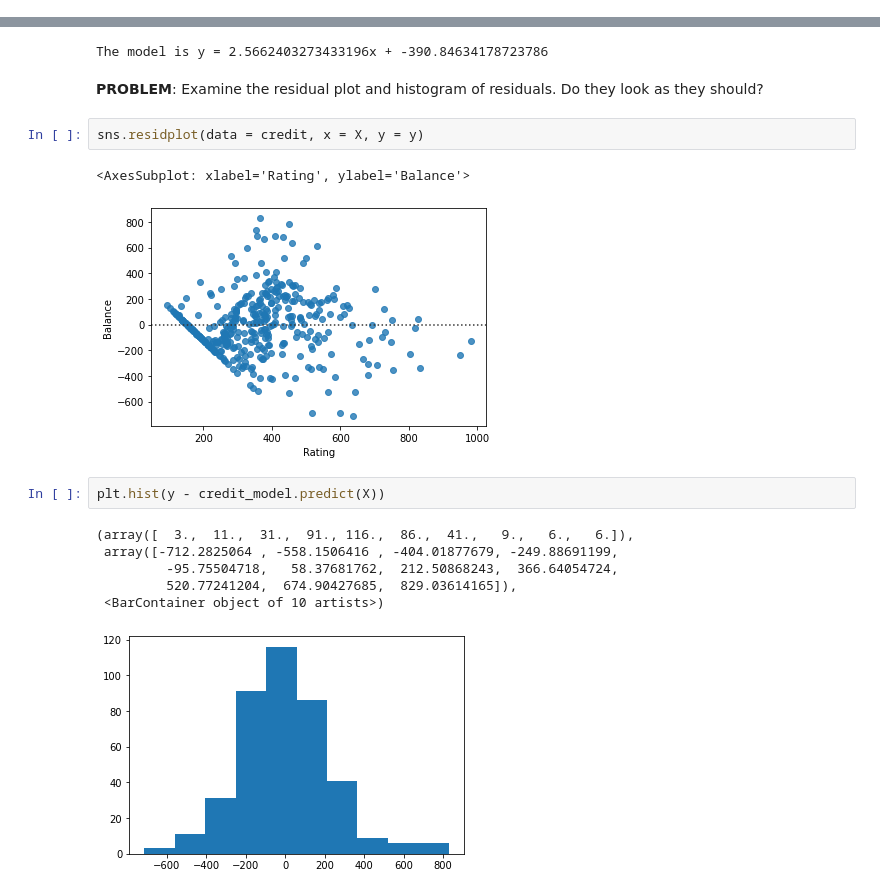
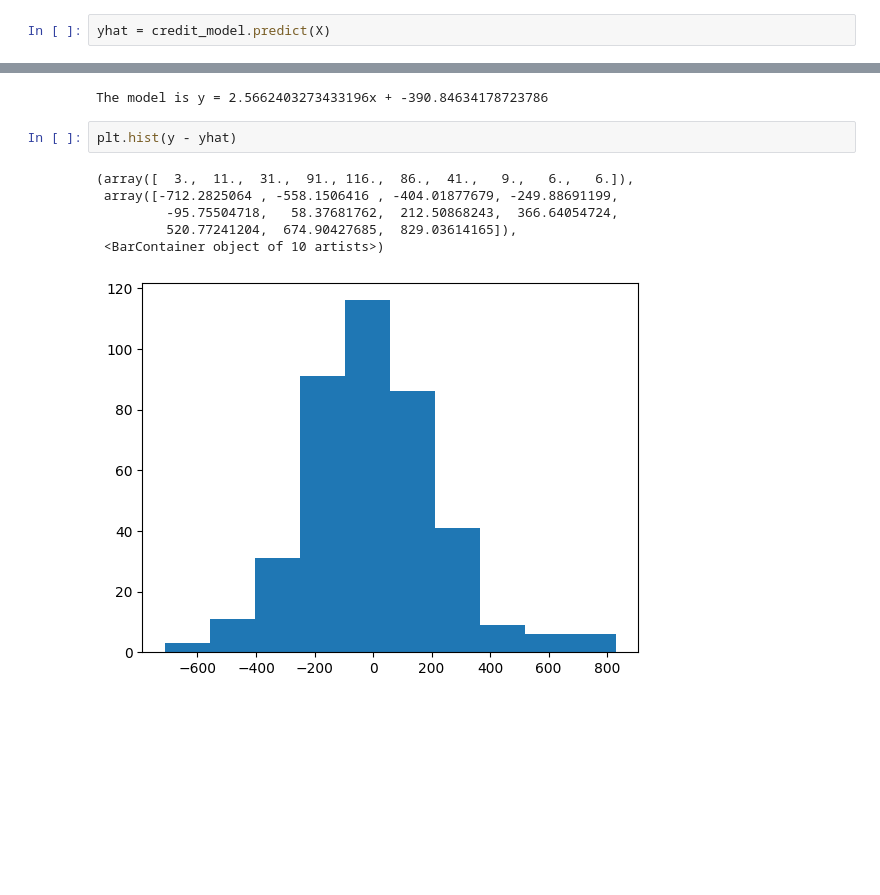
Before and after one commit to jfkoehler/nyu_bootcamp_fa25, a Jupyter notebook: regression_intro.ipynb, the cells around one changed output, grey strips where cells are left out. Drawn from its saved outputs; the diff is of its cells as text; blank space fills up the shorter version.

```diff
--- a/regression_intro.ipynb
+++ b/regression_intro.ipynb
@@ -412,23 +418,18 @@ credit_model = LinearRegression()
 credit_model.fit(X, y)
 # %% [output]
 LinearRegression()
+# %%
+yhat = credit_model.predict(X)
 # %%
 print(f'The model is y = {credit_model.coef_[0]}x + {credit_model.intercept_}')
 # %% [output]
 The model is y = 2.5662403273433196x + -390.84634178723786
-# %% [markdown]
-**PROBLEM**: Examine the residual plot and histogram of residuals.  Do they look as they should?
-# %%
-sns.residplot(data = credit, x = X, y = y)
-# %% [output]
-<AxesSubplot: xlabel='Rating', ylabel='Balance'>
-[figure, removed]
 # %%
-plt.hist(y - credit_model.predict(X))
+plt.hist(y - yhat)
 # %% [output]
 (array([  3.,  11.,  31.,  91., 116.,  86.,  41.,   9.,   6.,   6.]),
  array([-712.2825064 , -558.1506416 , -404.01877679, -249.88691199,
          -95.75504718,   58.37681762,  212.50868243,  366.64054724,
          520.77241204,  674.90427685,  829.03614165]),
  <BarContainer object of 10 artists>)
-[figure, old version]
+[figure, new version]
```
Also changed, not shown: parts of 37 cells of this notebook, 5 other files.
